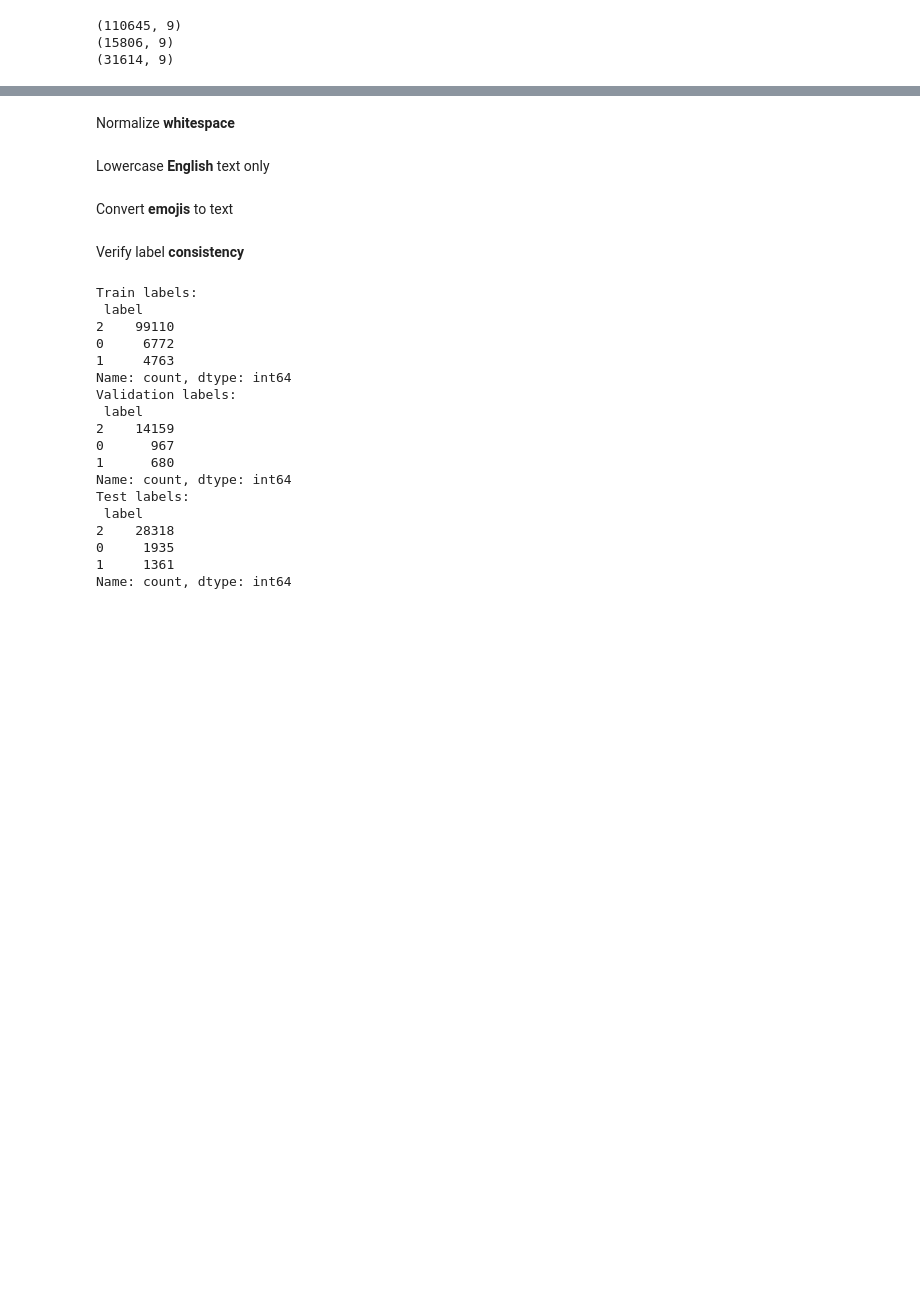
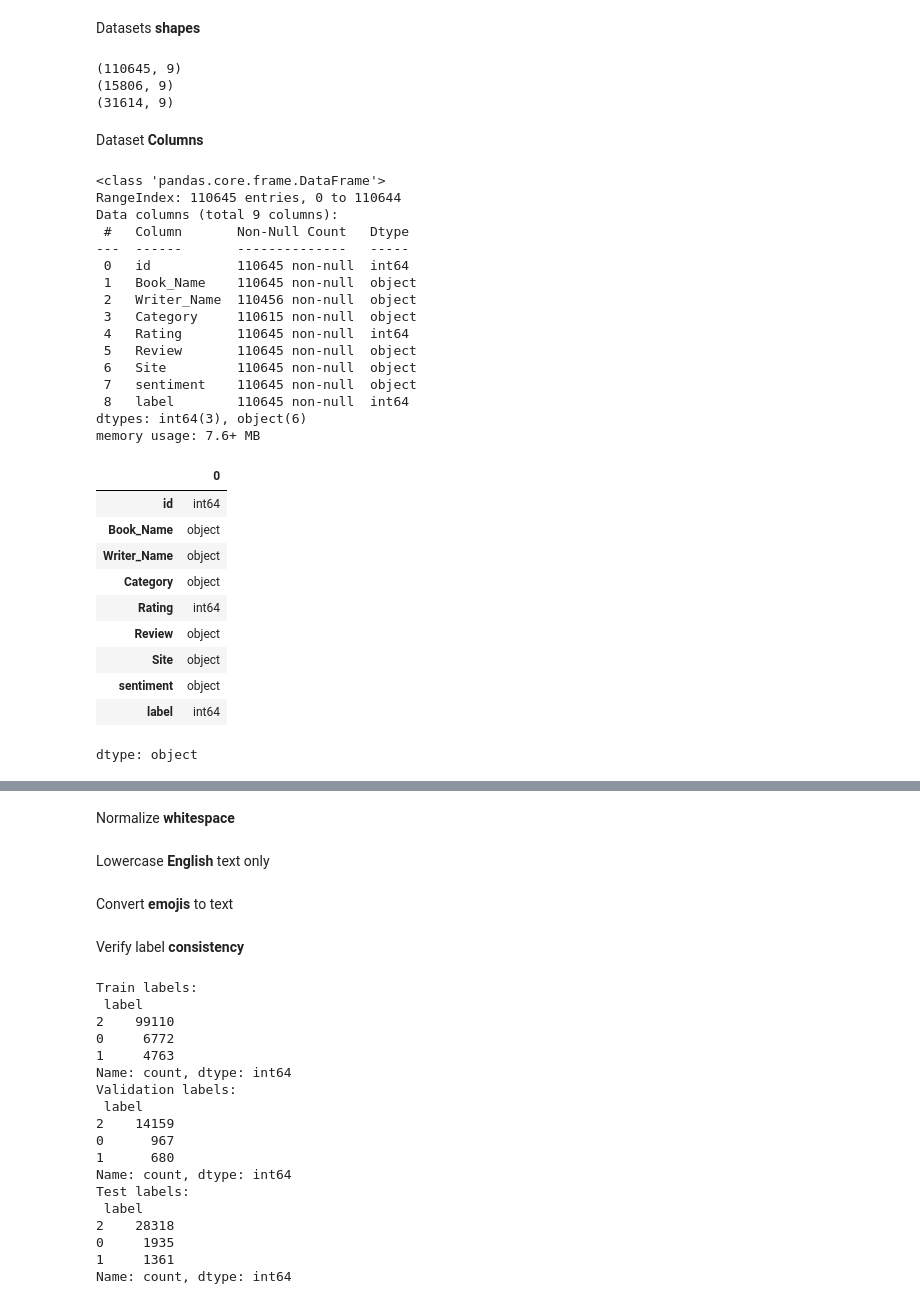
Before and after one commit to ridika-2004/Comparison_of_XLM-RoBERTa_and_BanglaBERT_on_Bengali_and_Code-Mixed_Dataset, a Jupyter notebook: Model Training/BanglaBook.ipynb, the cells around one changed output, grey strips where cells are left out. Cells and saved outputs as stored; diff of their text form; code cells hidden in the pictures; blank space fills up the shorter version.

```diff
--- a/Model Training/BanglaBook.ipynb
+++ b/Model Training/BanglaBook.ipynb
@@ -15,6 +14,8 @@ Requirement already satisfied: emoji in /usr/local/lib/python3.12/dist-packages
 train_df = pd.read_csv("train.csv", encoding="utf-8-sig")
 val_df   = pd.read_csv("validation.csv", encoding="utf-8-sig")
 test_df  = pd.read_csv("test.csv", encoding="utf-8-sig")
+# %% [markdown]
+Datasets **shapes**
 # %%
 print(train_df.shape)
 print(val_df.shape)
@@ -23,3 +24,37 @@ print(test_df.shape)
 (110645, 9)
 (15806, 9)
 (31614, 9)
+# %% [markdown]
+Dataset **Columns**
+# %%
+train_df.columns
+train_df.info()
+train_df.dtypes
+# %% [output]
+<class 'pandas.core.frame.DataFrame'>
+RangeIndex: 110645 entries, 0 to 110644
+Data columns (total 9 columns):
+ #   Column       Non-Null Count   Dtype
+---  ------       --------------   -----
+ 0   id           110645 non-null  int64
+ 1   Book_Name    110645 non-null  object
+ 2   Writer_Name  110456 non-null  object
+ 3   Category     110615 non-null  object
+ 4   Rating       110645 non-null  int64
+ 5   Review       110645 non-null  object
+ 6   Site         110645 non-null  object
+ 7   sentiment    110645 non-null  object
+ 8   label        110645 non-null  int64
+dtypes: int64(3), object(6)
+memory usage: 7.6+ MB
+|  | 0 |
+| id | int64 |
+| Book_Name | object |
+| Writer_Name | object |
+| Category | object |
+| Rating | int64 |
+| Review | object |
+| Site | object |
+| sentiment | object |
+| label | int64 |
+dtype: object
```
Also changed, not shown: parts of 14 cells of this notebook.
